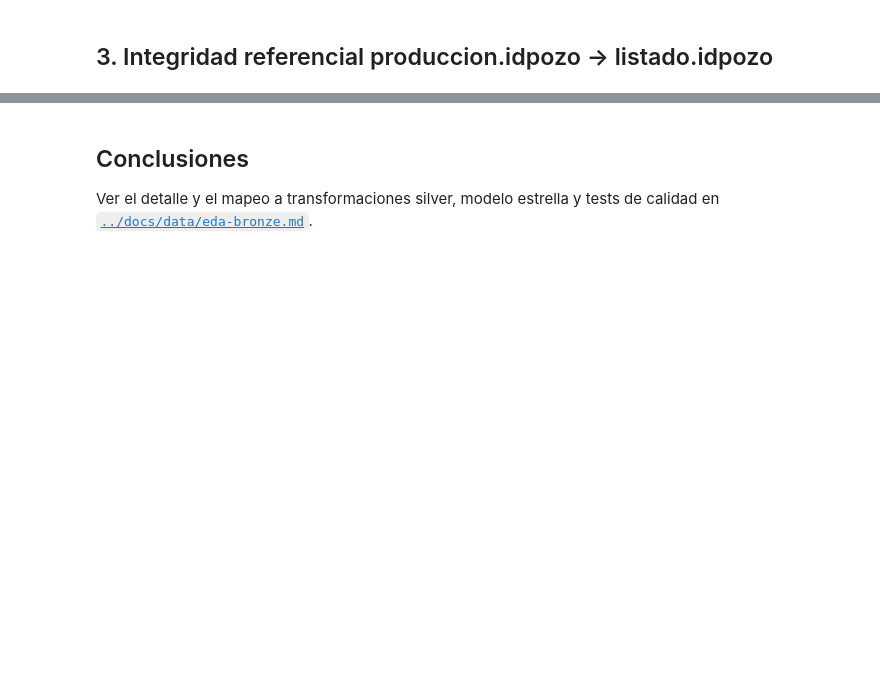
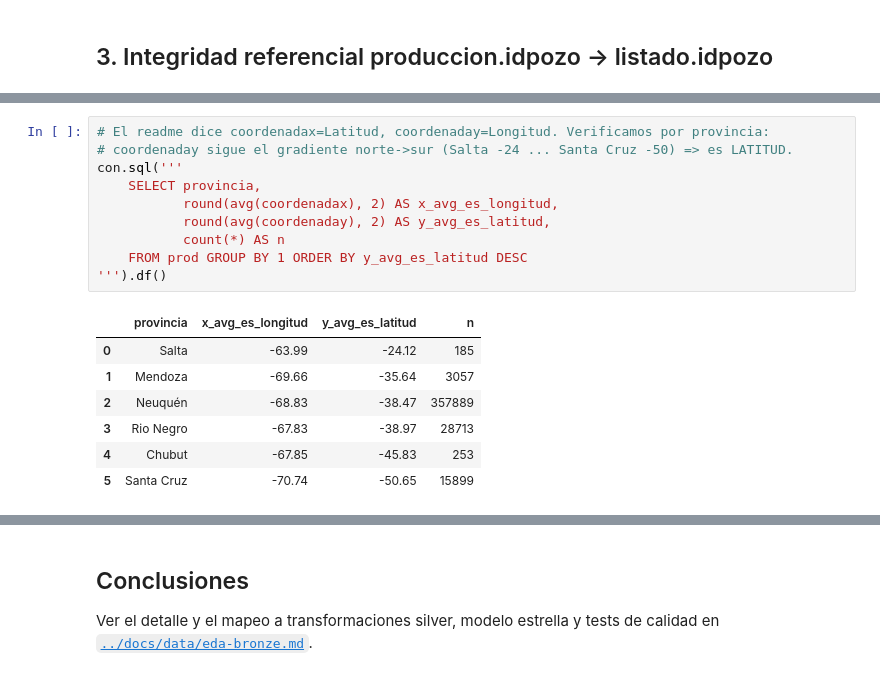
Before and after one commit to joaco1212004/Ingenieria_de_Software---Groba-Salomon-Di_Cola, a Jupyter notebook: notebooks/01_eda_bronze.ipynb, the cells around one changed output, grey strips where cells are left out. Saved outputs shown, nothing was run; the diff lists cells and outputs as text; blank space fills up the shorter version.

```diff
--- a/notebooks/01_eda_bronze.ipynb
+++ b/notebooks/01_eda_bronze.ipynb
@@ -114,0 +238,18 @@ con.sql('''
+# %%
+# El readme dice coordenadax=Latitud, coordenaday=Longitud. Verificamos por provincia:
+# coordenaday sigue el gradiente norte->sur (Salta -24 ... Santa Cruz -50) => es LATITUD.
+con.sql('''
+    SELECT provincia,
+           round(avg(coordenadax), 2) AS x_avg_es_longitud,
+           round(avg(coordenaday), 2) AS y_avg_es_latitud,
+           count(*) AS n
+    FROM prod GROUP BY 1 ORDER BY y_avg_es_latitud DESC
+''').df()
+# %% [output]
+|  | provincia | x_avg_es_longitud | y_avg_es_latitud | n |
+| 0 | Salta | -63.99 | -24.12 | 185 |
+| 1 | Mendoza | -69.66 | -35.64 | 3057 |
+| 2 | Neuquén | -68.83 | -38.47 | 357889 |
+| 3 | Rio Negro | -67.83 | -38.97 | 28713 |
+| 4 | Chubut | -67.85 | -45.83 | 253 |
+| 5 | Santa Cruz | -70.74 | -50.65 | 15899 |
```
Also changed, not shown: parts of 15 cells of this notebook, 1 other file.
